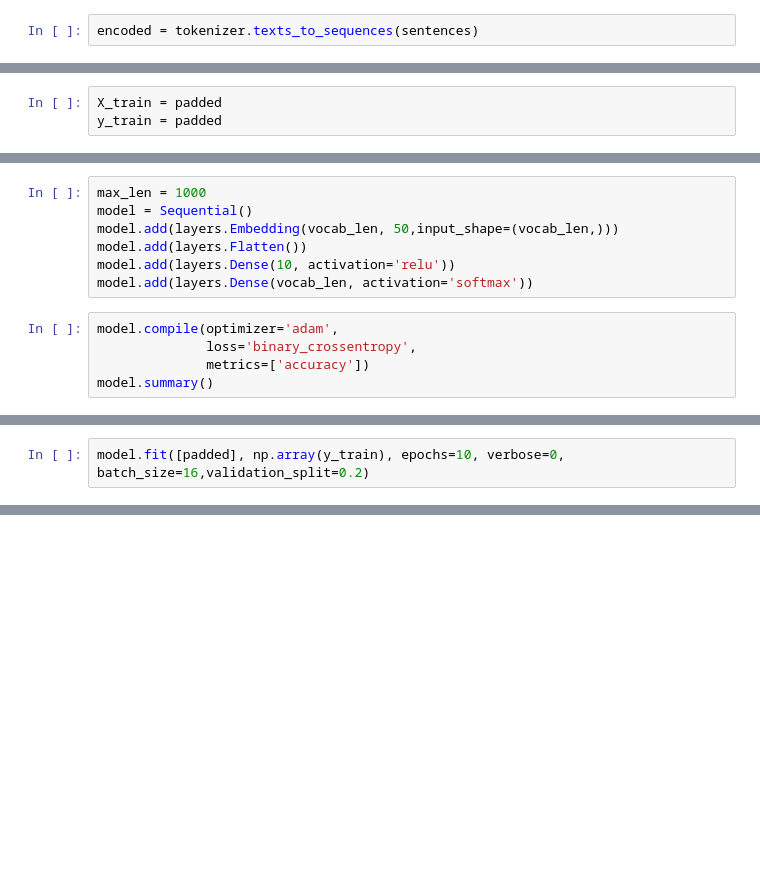
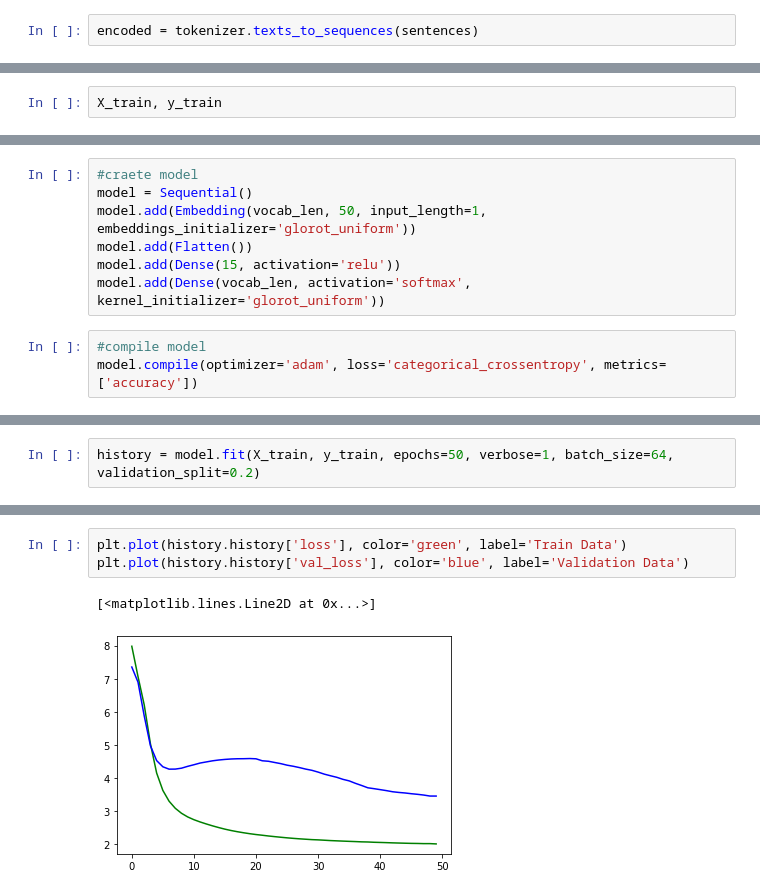
Before and after one commit to danfarh/word2vec, a Jupyter notebook: word2vec.ipynb, the cells around one changed output, grey strips where cells are left out. Cells and saved outputs as stored; diff of their text form; blank space fills up the shorter version.

Commit message:
created model with mlp neural network

```diff
--- a/word2vec.ipynb
+++ b/word2vec.ipynb
@@ -187,3 +137,2 @@ padded.shape
 # %%
-X_train = padded
-y_train = padded
+X_train, y_train
@@ -190,12 +148,10 @@ y_train = padded
 # %%
-max_len = 1000
+#craete model
 model = Sequential()
-model.add(layers.Embedding(vocab_len, 50,input_shape=(vocab_len,)))
-model.add(layers.Flatten())
-model.add(layers.Dense(10, activation='relu'))
-model.add(layers.Dense(vocab_len, activation='softmax'))
+model.add(Embedding(vocab_len, 50, input_length=1, embeddings_initializer='glorot_uniform'))
+model.add(Flatten())
+model.add(Dense(15, activation='relu'))
+model.add(Dense(vocab_len, activation='softmax', kernel_initializer='glorot_uniform'))
 # %%
-model.compile(optimizer='adam',
-              loss='binary_crossentropy',
-              metrics=['accuracy'])
-model.summary()
+#compile model
+model.compile(optimizer='adam', loss='categorical_crossentropy', metrics=['accuracy'])
@@ -220,3 +178,3 @@ _________________________________________________________________
 # %%
-model.fit([padded], np.array(y_train), epochs=10, verbose=0, batch_size=16,validation_split=0.2)
+history = model.fit(X_train, y_train, epochs=50, verbose=1, batch_size=64, validation_split=0.2)
 # %% [output]
@@ -223,0 +231,6 @@ ValueError: ignored
+# %%
+plt.plot(history.history['loss'], color='green', label='Train Data')
+plt.plot(history.history['val_loss'], color='blue', label='Validation Data')
+# %% [output]
+[<matplotlib.lines.Line2D at 0x...>]
+[figure, added]
```
Also changed, not shown: parts of 27 cells of this notebook.
